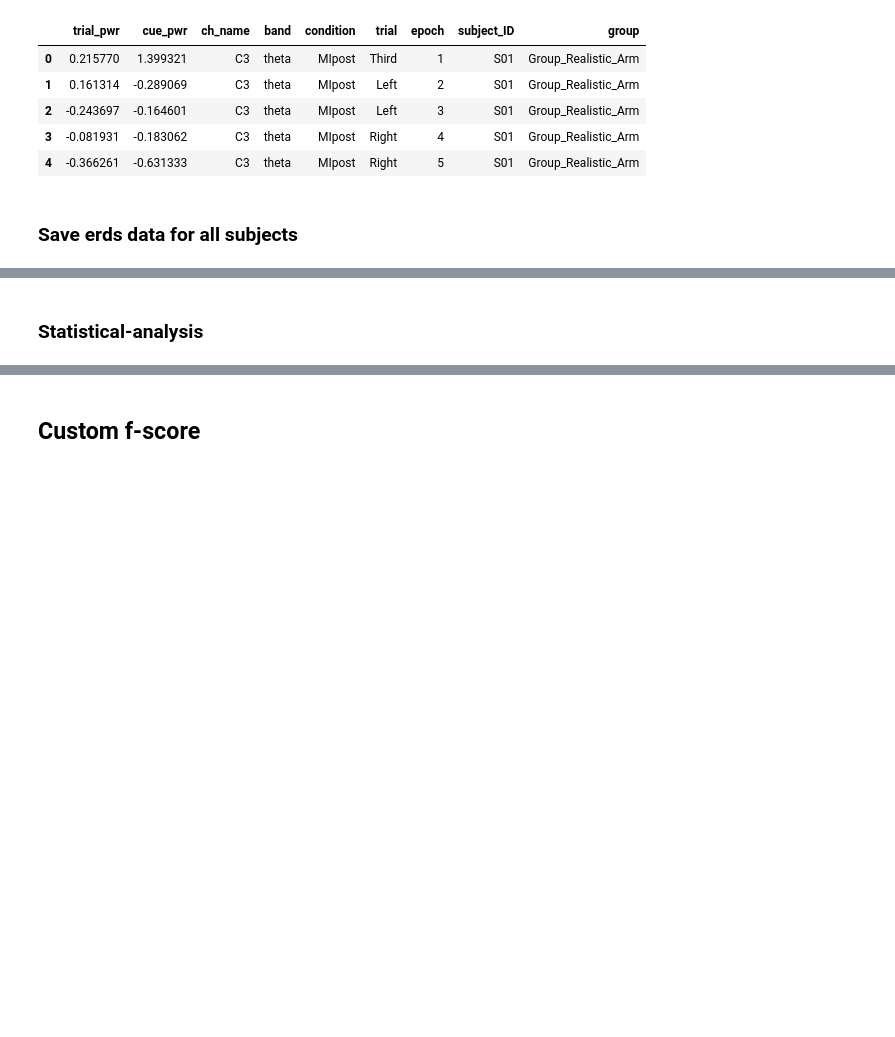
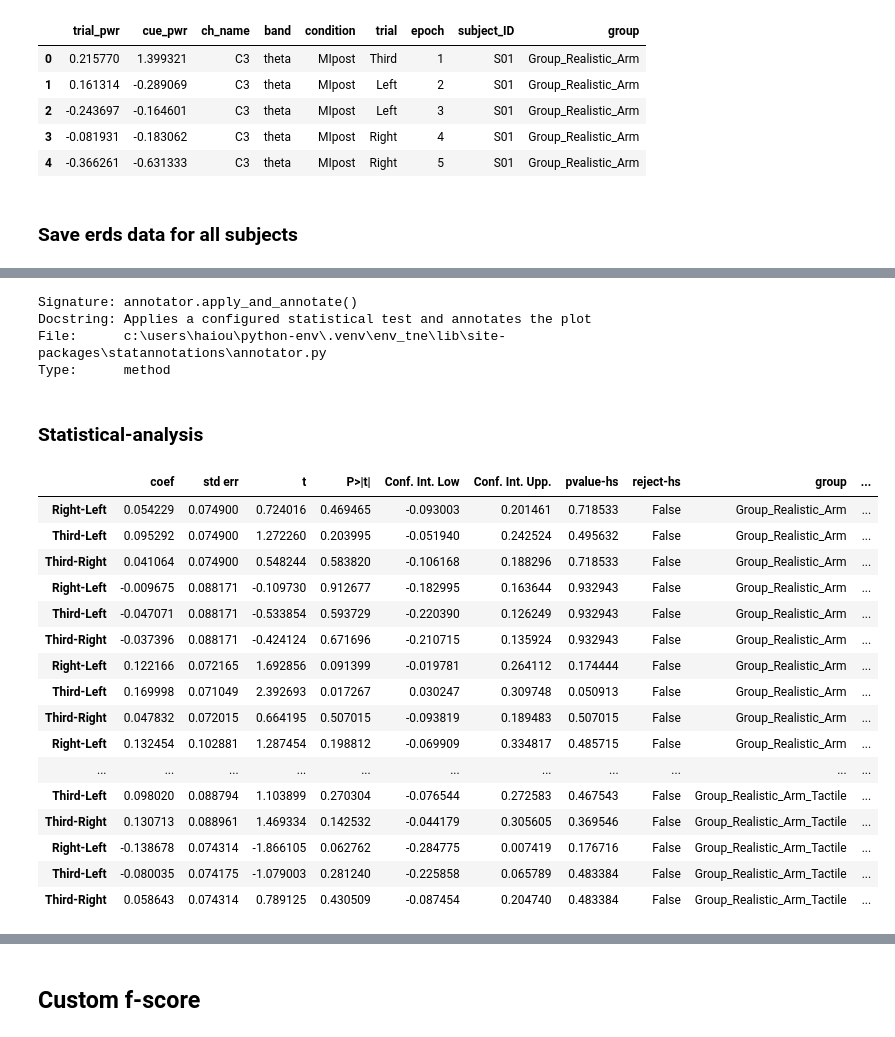
Before and after one commit to Mrwn-H/TNE, a Jupyter notebook: timefreq_analysis.ipynb, the cells around one changed output, grey strips where cells are left out. Saved outputs shown, nothing was run; the diff lists cells and outputs as text; code cells hidden in the pictures; blank space fills up the shorter version.

```diff
--- a/timefreq_analysis.ipynb
+++ b/timefreq_analysis.ipynb
@@ -1732,7 +1838,7 @@ Not setting metadata
 [Parallel(n_jobs=1)]: Done   5 out of   5 | elapsed:    5.6s finished
 Applying baseline correction (mode: percent)
 # %%
-df = pd.read_csv(get_subject_path(epoch_dict)+'/ERDS/erds_data.csv')
+df = pd.read_csv(get_dict_path(epoch_dict)+'/ERDS/erds_data.csv')
 df.head()
 # %% [output]
 |  | trial_pwr | cue_pwr | ch_name | band | condition | trial | epoch | subject_ID | group |
@@ -1865,2 +2022,9 @@ print(last_id)
+# %%
+annotator.apply_and_annotate?
+# %% [output]
+Signature: annotator.apply_and_annotate()
+Docstring: Applies a configured statistical test and annotates the plot
+File:      c:\users\haiou\python-env\.venv\env_tne\lib\site-packages\statannotations\annotator.py
+Type:      method
 # %% [markdown]
 ### Statistical-analysis
@@ -1866,0 +2160,22 @@ print(last_id)
+# %%
+df_anova,df_t = compute_anova(res)
+# %%
+df_t[(df_t['band']=='alpha')&(df_t['ch_name']=='C5')].head(30)
+# %% [output]
+|  | coef | std err | t | P>|t| | Conf. Int. Low | Conf. Int. Upp. | pvalue-hs | reject-hs | group | ... |
+| Right-Left | 0.054229 | 0.074900 | 0.724016 | 0.469465 | -0.093003 | 0.201461 | 0.718533 | False | Group_Realistic_Arm | ... |
+| Third-Left | 0.095292 | 0.074900 | 1.272260 | 0.203995 | -0.051940 | 0.242524 | 0.495632 | False | Group_Realistic_Arm | ... |
+| Third-Right | 0.041064 | 0.074900 | 0.548244 | 0.583820 | -0.106168 | 0.188296 | 0.718533 | False | Group_Realistic_Arm | ... |
+| Right-Left | -0.009675 | 0.088171 | -0.109730 | 0.912677 | -0.182995 | 0.163644 | 0.932943 | False | Group_Realistic_Arm | ... |
+| Third-Left | -0.047071 | 0.088171 | -0.533854 | 0.593729 | -0.220390 | 0.126249 | 0.932943 | False | Group_Realistic_Arm | ... |
+| Third-Right | -0.037396 | 0.088171 | -0.424124 | 0.671696 | -0.210715 | 0.135924 | 0.932943 | False | Group_Realistic_Arm | ... |
+| Right-Left | 0.122166 | 0.072165 | 1.692856 | 0.091399 | -0.019781 | 0.264112 | 0.174444 | False | Group_Realistic_Arm | ... |
+| Third-Left | 0.169998 | 0.071049 | 2.392693 | 0.017267 | 0.030247 | 0.309748 | 0.050913 | False | Group_Realistic_Arm | ... |
+| Third-Right | 0.047832 | 0.072015 | 0.664195 | 0.507015 | -0.093819 | 0.189483 | 0.507015 | False | Group_Realistic_Arm | ... |
+| Right-Left | 0.132454 | 0.102881 | 1.287454 | 0.198812 | -0.069909 | 0.334817 | 0.485715 | False | Group_Realistic_Arm | ... |
+| ... | ... | ... | ... | ... | ... | ... | ... | ... | ... | ... |
+| Third-Left | 0.098020 | 0.088794 | 1.103899 | 0.270304 | -0.076544 | 0.272583 | 0.467543 | False | Group_Realistic_Arm_Tactile | ... |
+| Third-Right | 0.130713 | 0.088961 | 1.469334 | 0.142532 | -0.044179 | 0.305605 | 0.369546 | False | Group_Realistic_Arm_Tactile | ... |
+| Right-Left | -0.138678 | 0.074314 | -1.866105 | 0.062762 | -0.284775 | 0.007419 | 0.176716 | False | Group_Realistic_Arm_Tactile | ... |
+| Third-Left | -0.080035 | 0.074175 | -1.079003 | 0.281240 | -0.225858 | 0.065789 | 0.483384 | False | Group_Realistic_Arm_Tactile | ... |
+| Third-Right | 0.058643 | 0.074314 | 0.789125 | 0.430509 | -0.087454 | 0.204740 | 0.483384 | False | Group_Realistic_Arm_Tactile | ... |
```
Also changed, not shown: parts of 42 cells of this notebook, 3 other files.
